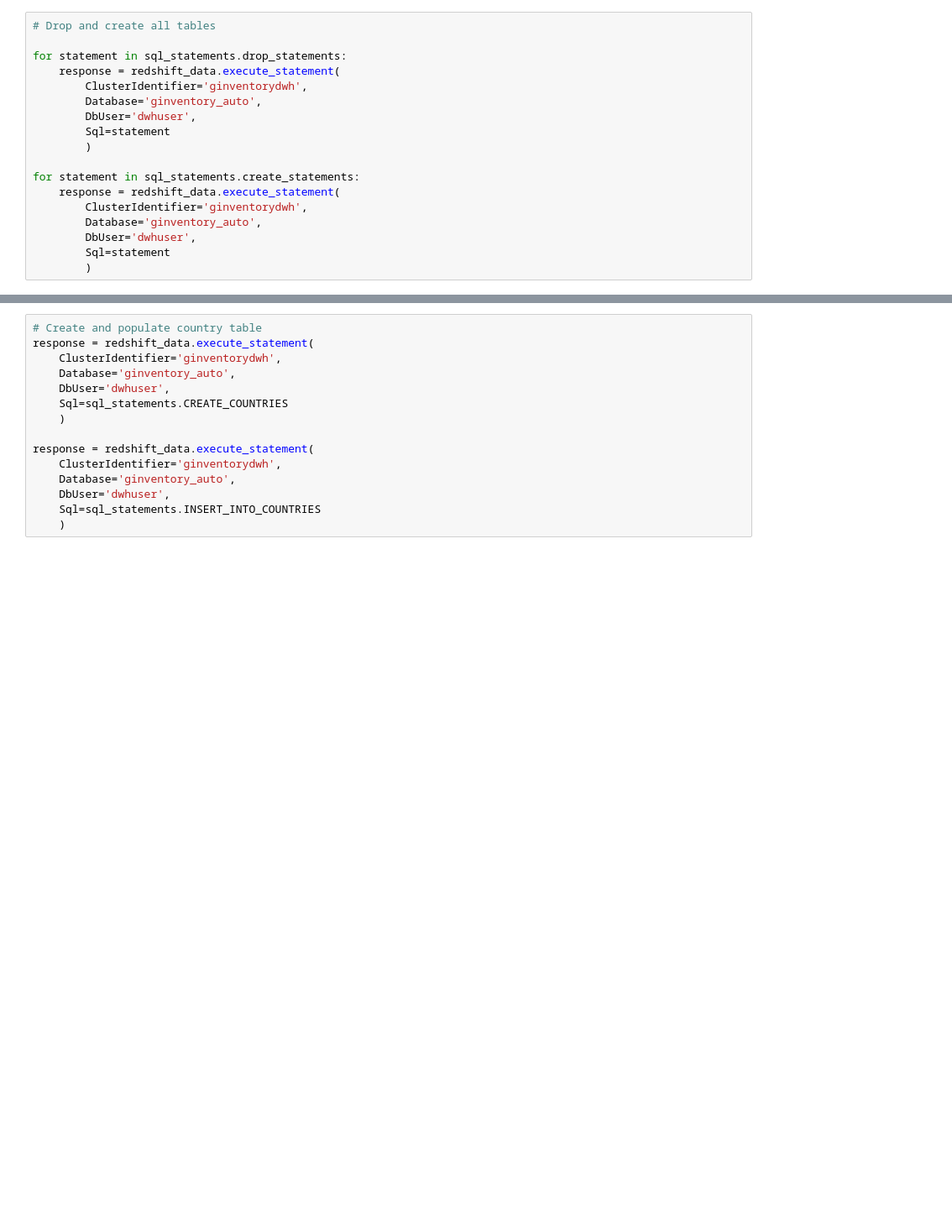
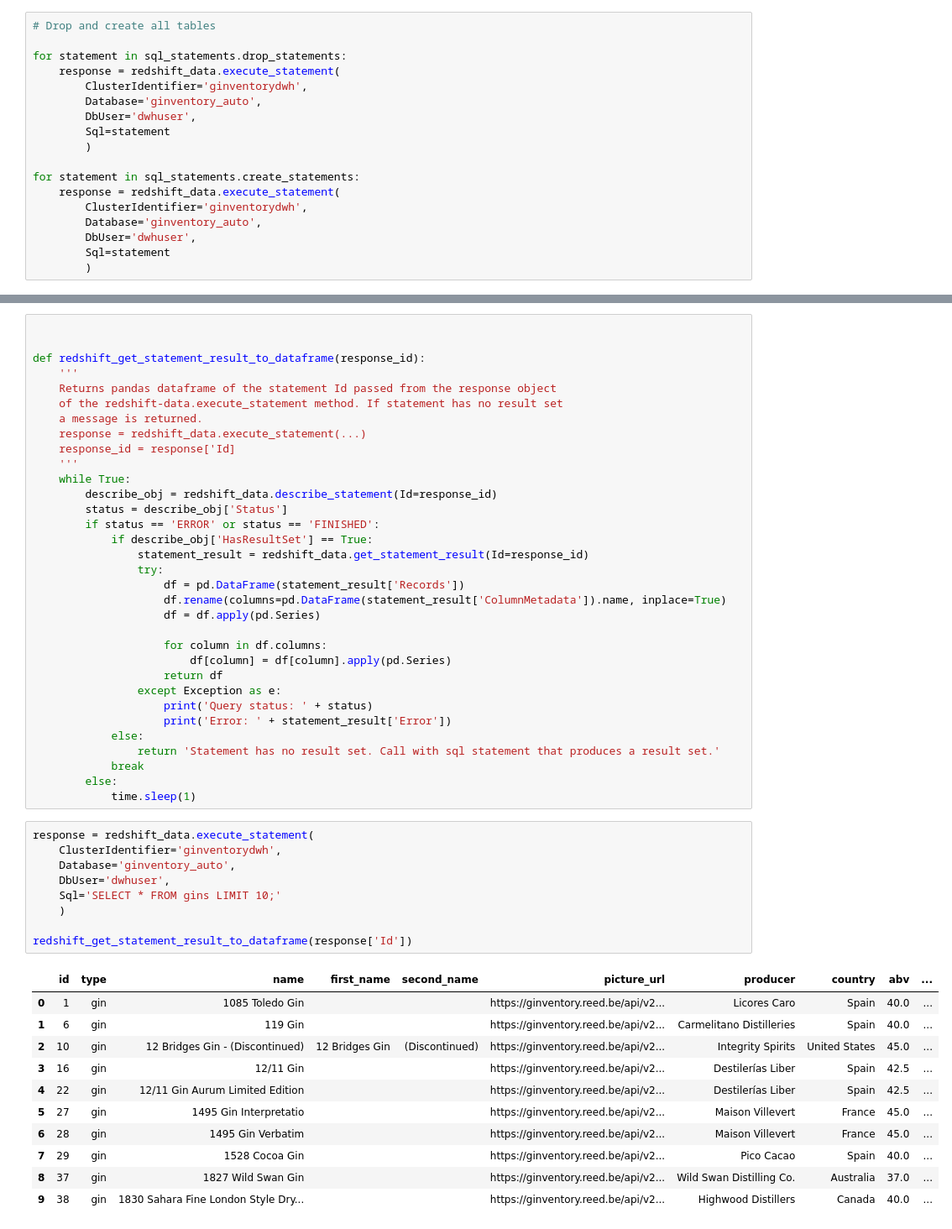
Before and after one commit to Letsopappaaa/ginventory_project, a Jupyter notebook: ginventory.ipynb, the cells around one changed output, grey strips where cells are left out. Shown at 84% size. Cells and saved outputs as stored; diff of their text form; blank space fills up the shorter version.

Commit message:
Redshift statement return func competed, data quaility issues with full dataset resolved.

```diff
--- a/ginventory.ipynb
+++ b/ginventory.ipynb
@@ -394,15 +442,54 @@ for file_name in file_names:
-# %%
-# Create and populate country table
-response = redshift_data.execute_statement(
-    ClusterIdentifier='ginventorydwh',
-    Database='ginventory_auto',
-    DbUser='dwhuser',
-    Sql=sql_statements.CREATE_COUNTRIES
-    )
-
-response = redshift_data.execute_statement(
-    ClusterIdentifier='ginventorydwh',
-    Database='ginventory_auto',
-    DbUser='dwhuser',
-    Sql=sql_statements.INSERT_INTO_COUNTRIES
-    )
+# %%
+
+
+def redshift_get_statement_result_to_dataframe(response_id):
+    '''
+    Returns pandas dataframe of the statement Id passed from the response object
+    of the redshift-data.execute_statement method. If statement has no result set
+    a message is returned.
+    response = redshift_data.execute_statement(...)
+    response_id = response['Id]
+    '''
+    while True:
+        describe_obj = redshift_data.describe_statement(Id=response_id)
+        status = describe_obj['Status']
+        if status == 'ERROR' or status == 'FINISHED':
+            if describe_obj['HasResultSet'] == True:
+                statement_result = redshift_data.get_statement_result(Id=response_id)
+                try:
+                    df = pd.DataFrame(statement_result['Records'])
+                    df.rename(columns=pd.DataFrame(statement_result['ColumnMetadata']).name, inplace=True)
+                    df = df.apply(pd.Series)
+
+                    for column in df.columns:
+                        df[column] = df[column].apply(pd.Series)
+                    return df
+                except Exception as e:
+                    print('Query status: ' + status)
+                    print('Error: ' + statement_result['Error'])
+            else:
+                return 'Statement has no result set. Call with sql statement that produces a result set.'
+            break
+        else:
+            time.sleep(1)
+# %%
+response = redshift_data.execute_statement(
+    ClusterIdentifier='ginventorydwh',
+    Database='ginventory_auto',
+    DbUser='dwhuser',
+    Sql='SELECT * FROM gins LIMIT 10;'
+    )
+
+redshift_get_statement_result_to_dataframe(response['Id'])
+# %% [output]
+|  | id | type | name | first_name | second_name | picture_url | producer | country | abv | ... |
+| 0 | 1 | gin | 1085 Toledo Gin |  |  | https://ginventory.reed.be/api/v2... | Licores Caro | Spain | 40.0 | ... |
+| 1 | 6 | gin | 119 Gin |  |  | https://ginventory.reed.be/api/v2... | Carmelitano Distilleries | Spain | 40.0 | ... |
+| 2 | 10 | gin | 12 Bridges Gin - (Discontinued) | 12 Bridges Gin | (Discontinued) | https://ginventory.reed.be/api/v2... | Integrity Spirits | United States | 45.0 | ... |
+| 3 | 16 | gin | 12/11 Gin |  |  | https://ginventory.reed.be/api/v2... | Destilerías Liber | Spain | 42.5 | ... |
+| 4 | 22 | gin | 12/11 Gin Aurum Limited Edition |  |  | https://ginventory.reed.be/api/v2... | Destilerías Liber | Spain | 42.5 | ... |
+| 5 | 27 | gin | 1495 Gin Interpretatio |  |  | https://ginventory.reed.be/api/v2... | Maison Villevert | France | 45.0 | ... |
+| 6 | 28 | gin | 1495 Gin Verbatim |  |  | https://ginventory.reed.be/api/v2... | Maison Villevert | France | 45.0 | ... |
+| 7 | 29 | gin | 1528 Cocoa Gin |  |  | https://ginventory.reed.be/api/v2... | Pico Cacao | Spain | 40.0 | ... |
+| 8 | 37 | gin | 1827 Wild Swan Gin |  |  | https://ginventory.reed.be/api/v2... | Wild Swan Distilling Co. | Australia | 37.0 | ... |
+| 9 | 38 | gin | 1830 Sahara Fine London Style Dry... |  |  | https://ginventory.reed.be/api/v2... | Highwood Distillers | Canada | 40.0 | ... |
```
Also changed, not shown: parts of 9 cells of this notebook, 4 other files.
